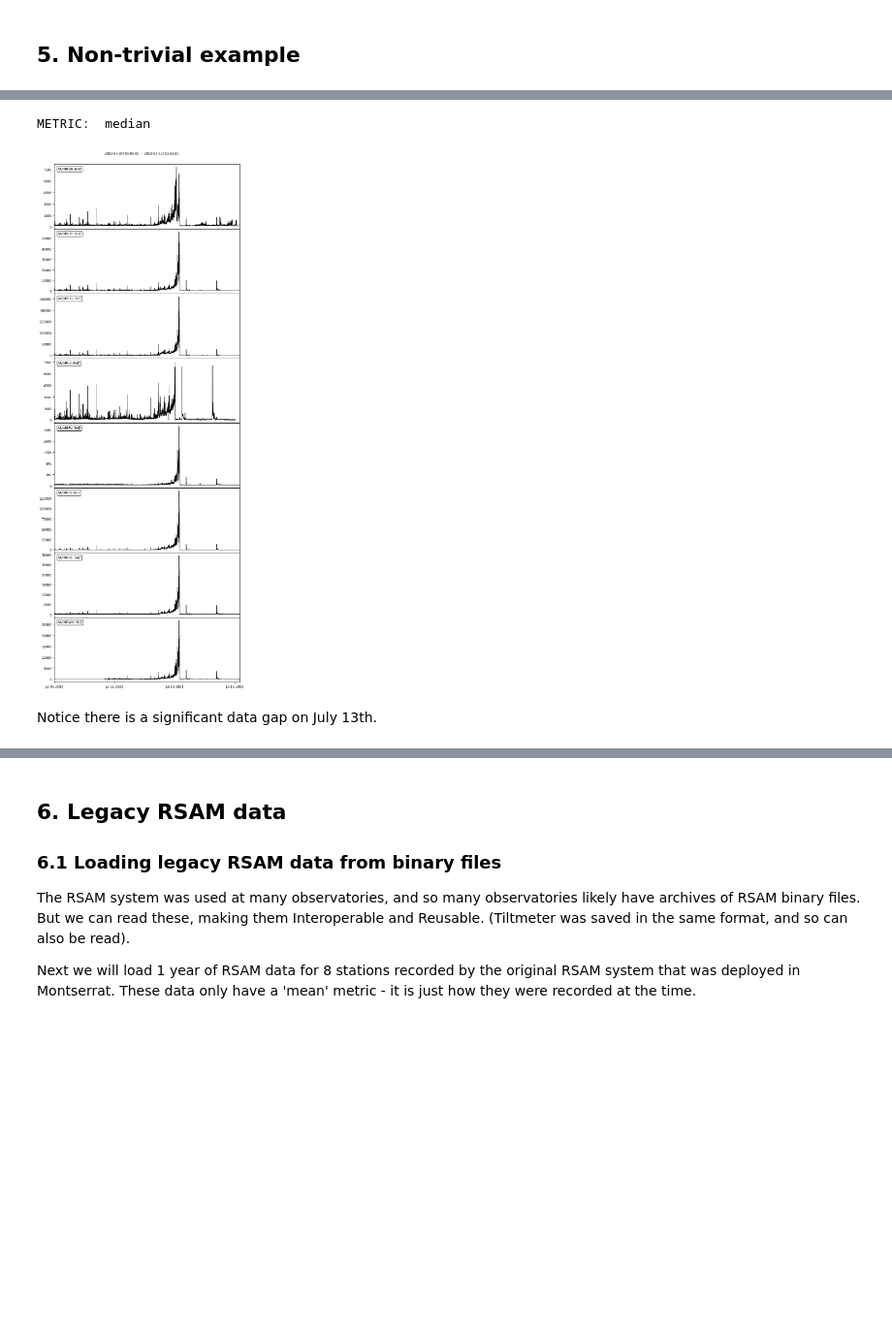
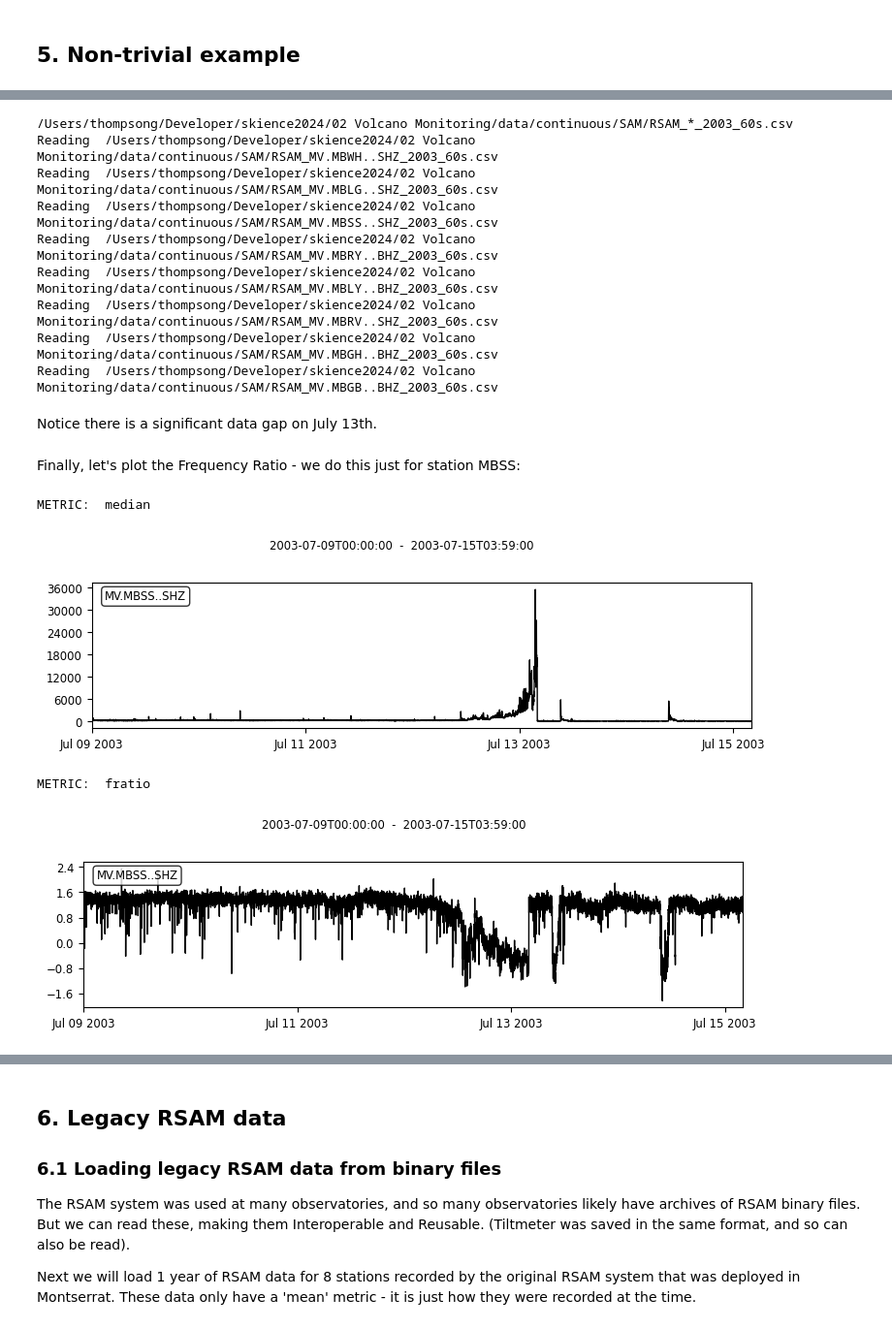
Before and after one commit to heinerigel/skience2024, a Jupyter notebook: 02 Volcano Monitoring/110_RSAM.ipynb, the cells around one changed output, grey strips where cells are left out. Shown at 97% size. Drawn from its saved outputs; the diff is of its cells as text; code cells hidden in the pictures; blank space fills up the shorter version.

```diff
--- a/02 Volcano Monitoring/110_RSAM.ipynb
+++ b/02 Volcano Monitoring/110_RSAM.ipynb
@@ -223,10 +149,32 @@ Modifying /Users/thompsong/Developer/skience2024/02 Volcano Monitoring/data/cont
 # %%
 # Read all the RSAM data back, and plot
+#from importlib import reload
+#reload(SAM)
+#from SAM import RSAM
+startTime = obspy.core.UTCDateTime(2003,7,9)
+endTime = obspy.core.UTCDateTime(2003,7,16)
 rsamObj = RSAM.read(startTime, endTime, SAM_DIR=str(SAM_DIR), ext='csv')
 rsamObj = rsamObj.select(component='Z')
 rsamObj.plot(metrics='median')
 # %% [output]
-METRIC:  median
+/Users/thompsong/Developer/skience2024/02 Volcano Monitoring/data/continuous/SAM/RSAM_*_2003_60s.csv
+Reading  /Users/thompsong/Developer/skience2024/02 Volcano Monitoring/data/continuous/SAM/RSAM_MV.MBWH..SHZ_2003_60s.csv
+Reading  /Users/thompsong/Developer/skience2024/02 Volcano Monitoring/data/continuous/SAM/RSAM_MV.MBLG..SHZ_2003_60s.csv
+Reading  /Users/thompsong/Developer/skience2024/02 Volcano Monitoring/data/continuous/SAM/RSAM_MV.MBSS..SHZ_2003_60s.csv
+Reading  /Users/thompsong/Developer/skience2024/02 Volcano Monitoring/data/continuous/SAM/RSAM_MV.MBRY..BHZ_2003_60s.csv
+Reading  /Users/thompsong/Developer/skience2024/02 Volcano Monitoring/data/continuous/SAM/RSAM_MV.MBLY..BHZ_2003_60s.csv
+Reading  /Users/thompsong/Developer/skience2024/02 Volcano Monitoring/data/continuous/SAM/RSAM_MV.MBRV..SHZ_2003_60s.csv
+Reading  /Users/thompsong/Developer/skience2024/02 Volcano Monitoring/data/continuous/SAM/RSAM_MV.MBGH..BHZ_2003_60s.csv
+Reading  /Users/thompsong/Developer/skience2024/02 Volcano Monitoring/data/continuous/SAM/RSAM_MV.MBGB..BHZ_2003_60s.csv
-[figure, removed]
 # %% [markdown]
 Notice there is a significant data gap on July 13th.
+# %% [markdown]
+Finally, let's plot the Frequency Ratio - we do this just for station MBSS:
+# %%
+MBSSrsamObj = rsamObj.select(id='MV.MBSS..SHZ')
+MBSSrsamObj.plot(metrics=['median','fratio'])
+# %% [output]
+METRIC:  median
+[figure, added]
+METRIC:  fratio
+[figure, added]
```
Also changed, not shown: parts of 17 cells of this notebook, 6 other files.
